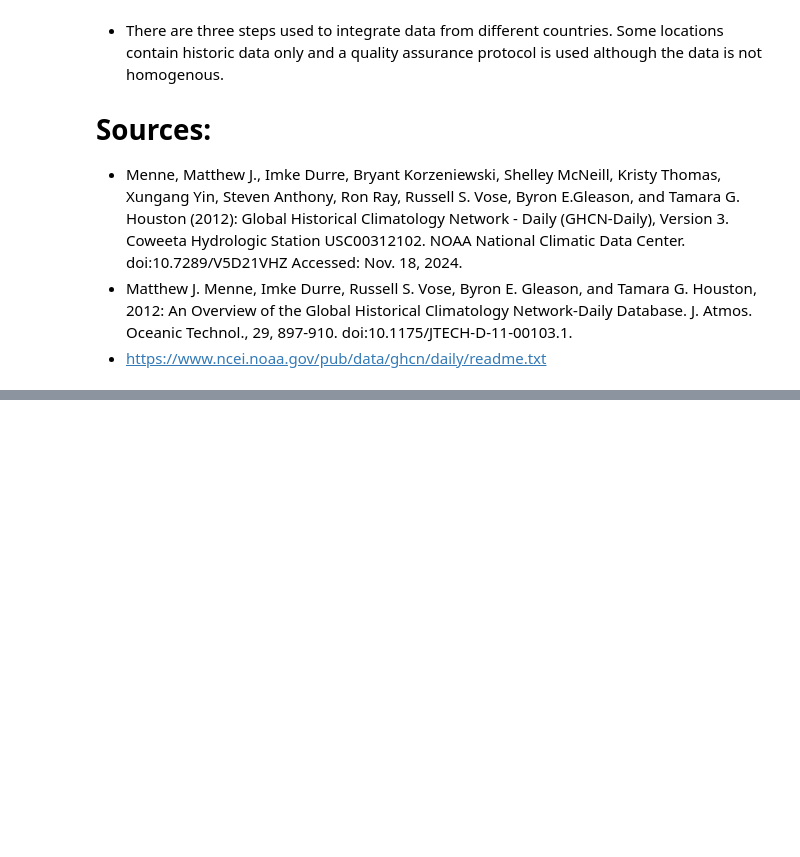
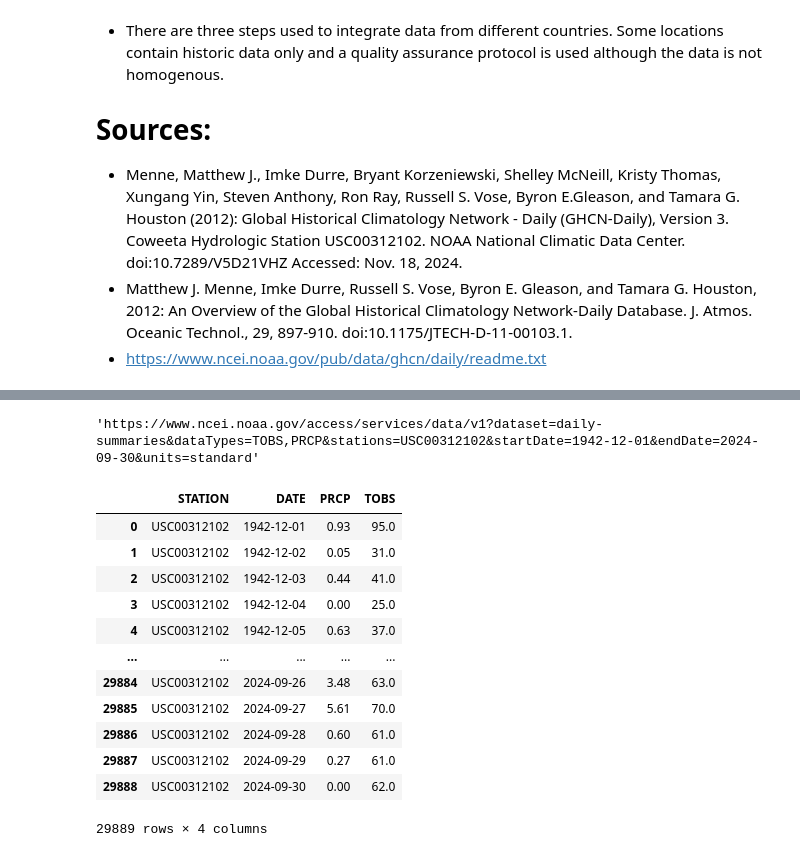
Before and after one commit to earthlab-education/climate-coding-challenge-BioNCphilic, a Jupyter notebook: notebooks/climate-coding-challenge/climate-10-portfolio-01-new-location.ipynb, the cells around one changed output, grey strips where cells are left out. Cells and saved outputs as stored; diff of their text form; code cells hidden in the pictures; blank space fills up the shorter version.

```diff
--- a/notebooks/climate-coding-challenge/climate-10-portfolio-01-new-location.ipynb
+++ b/notebooks/climate-coding-challenge/climate-10-portfolio-01-new-location.ipynb
@@ -42,0 +32,31 @@ To submit your portfolio post, we're going to do something a little different th
+# %%
+GHCnd_url = ('https://www.ncei.noaa.gov/access/services/data/v1'
+'?dataset=daily-summaries'
+'&dataTypes=TOBS,PRCP'
+'&stations=USC00312102'
+'&startDate=1942-12-01'
+'&endDate=2024-09-30'
+'&units=standard'
+)
+GHCnd_url
+# %% [output]
+'https://www.ncei.noaa.gov/access/services/data/v1?dataset=daily-summaries&dataTypes=TOBS,PRCP&stations=USC00312102&startDate=1942-12-01&endDate=2024-09-30&units=standard'
+# %%
+# Import data into Python from NCEI API
+nc_climate_df = pd.read_csv(GHCnd_url)
+
+nc_climate_df
+# %% [output]
+|  | STATION | DATE | PRCP | TOBS |
+| 0 | USC00312102 | 1942-12-01 | 0.93 | 95.0 |
+| 1 | USC00312102 | 1942-12-02 | 0.05 | 31.0 |
+| 2 | USC00312102 | 1942-12-03 | 0.44 | 41.0 |
+| 3 | USC00312102 | 1942-12-04 | 0.00 | 25.0 |
+| 4 | USC00312102 | 1942-12-05 | 0.63 | 37.0 |
+| ... | ... | ... | ... | ... |
+| 29884 | USC00312102 | 2024-09-26 | 3.48 | 63.0 |
+| 29885 | USC00312102 | 2024-09-27 | 5.61 | 70.0 |
+| 29886 | USC00312102 | 2024-09-28 | 0.60 | 61.0 |
+| 29887 | USC00312102 | 2024-09-29 | 0.27 | 61.0 |
+| 29888 | USC00312102 | 2024-09-30 | 0.00 | 62.0 |
+29889 rows × 4 columns
```
Also changed, not shown: parts of 6 cells of this notebook.
